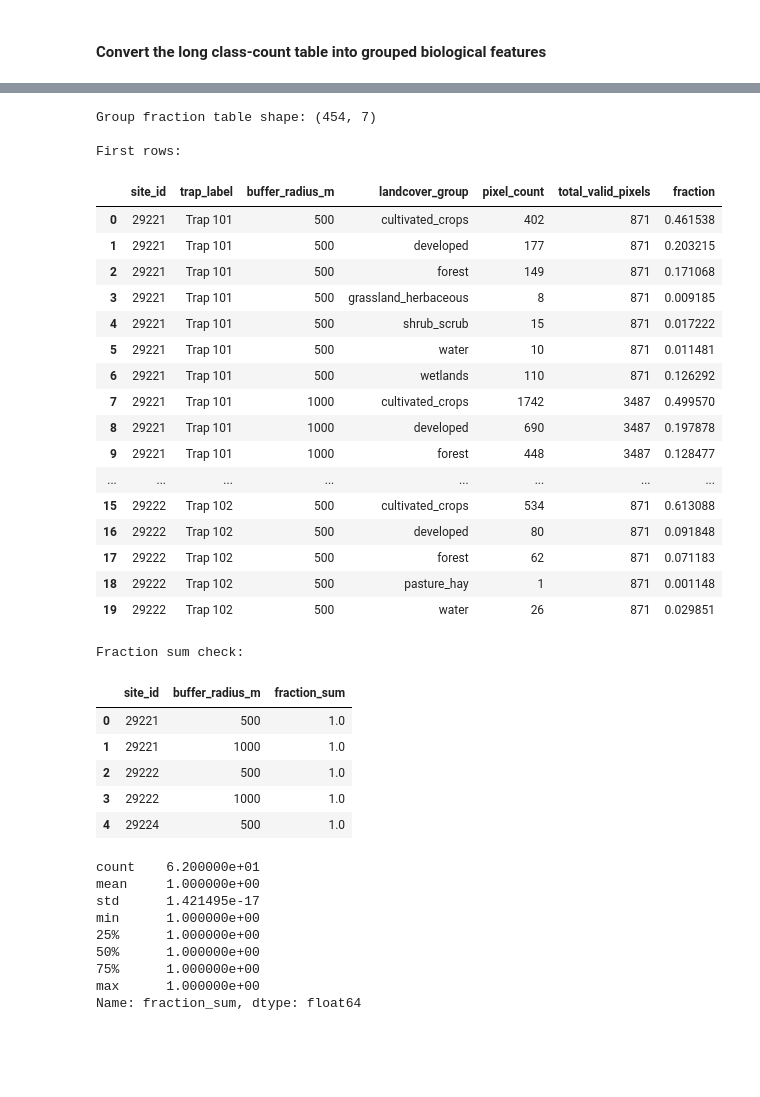
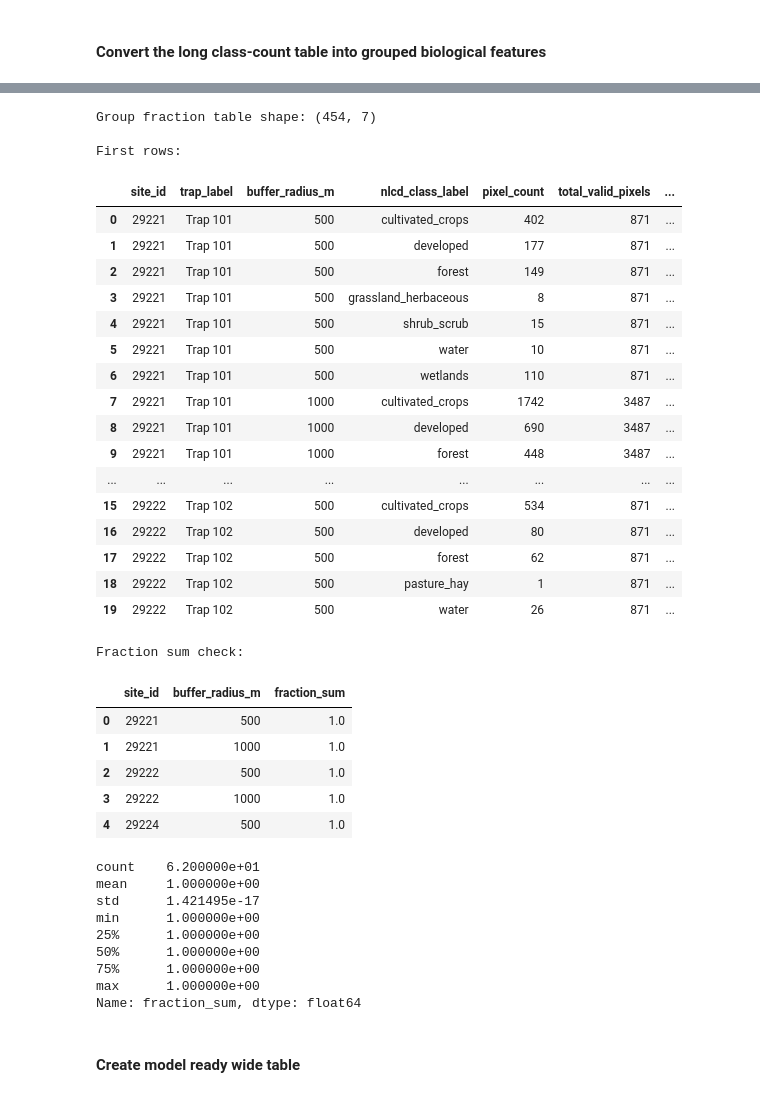
Before and after one commit to Leonidus1995/Whitefly_Risk_Intelligence, a Jupyter notebook: notebooks/02a_nlcd_landcover_features.ipynb, the cells around one changed output, grey strips where cells are left out. Drawn from its saved outputs; the diff is of its cells as text; code cells hidden in the pictures; blank space fills up the shorter version.

```diff
--- a/notebooks/02a_nlcd_landcover_features.ipynb
+++ b/notebooks/02a_nlcd_landcover_features.ipynb
@@ -580,0 +538,9 @@ def summarize_nlcd_group_fractions(labeled_counts_df):
+# %%
+# Calculate total pixel counts for each site ID x buffer
+total_counts = (
+    nlcd_counts_labeled_2025.groupby(["site_id", "trap_label", "buffer_radius_m"], as_index=False)
+    ["pixel_count"]
+    .sum()
+    .rename(columns={"pixel_count": "total_valid_pixels"})
+)
+total_counts.head()
@@ -580,0 +554,11 @@ def summarize_nlcd_group_fractions(labeled_counts_df):
+# %%
+# Calculate pixel counts for each grouped land cover class
+grouped_counts = (
+    nlcd_counts_labeled_2025.groupby(
+        ["site_id", "trap_label", "buffer_radius_m", "nlcd_class_label"],
+        as_index=False
+    )
+    ["pixel_count"]
+    .sum()
+)
+grouped_counts.head(10)
@@ -580,0 +577,8 @@ def summarize_nlcd_group_fractions(labeled_counts_df):
+# %%
+# Merge total counts to the grouped counts
+nlcd_counts_merged_2025 = grouped_counts.merge(
+    total_counts,
+    on=["site_id", "trap_label", "buffer_radius_m"],
+    how="left"
+)
+nlcd_counts_merged_2025.head(20)
@@ -580,0 +603,8 @@ def summarize_nlcd_group_fractions(labeled_counts_df):
+# %%
+nlcd_group_fractions_2025 = nlcd_counts_merged_2025.copy()
+
+nlcd_group_fractions_2025["land_cover_fraction"] = (
+    nlcd_group_fractions_2025["pixel_count"] / nlcd_group_fractions_2025["total_valid_pixels"]
+)
+
+nlcd_group_fractions_2025.head(10)
@@ -581,42 +623,40 @@ def summarize_nlcd_group_fractions(labeled_counts_df):
 # %%
-nlcd_group_fractions_2025 = summarize_nlcd_group_fractions(nlcd_counts_labeled_2025)
-
 print("Group fraction table shape:", nlcd_group_fractions_2025.shape)
 
 print("\nFirst rows:")
 display(nlcd_group_fractions_2025.head(20))
 
 print("\nFraction sum check:")
 fraction_check = (
     nlcd_group_fractions_2025
-    .groupby(["site_id", "buffer_radius_m"])["fraction"]
+    .groupby(["site_id", "buffer_radius_m"])["land_cover_fraction"]
     .sum()
     .reset_index(name="fraction_sum")
 )
 
 display(fraction_check.head())
 print(fraction_check["fraction_sum"].describe())
 # %% [output]
 Group fraction table shape: (454, 7)
 
 First rows:
-|  | site_id | trap_label | buffer_radius_m | landcover_group | pixel_count | total_valid_pixels | fraction |
-| 0 | 29221 | Trap 101 | 500 | cultivated_crops | 402 | 871 | 0.461538 |
-| 1 | 29221 | Trap 101 | 500 | developed | 177 | 871 | 0.203215 |
-| 2 | 29221 | Trap 101 | 500 | forest | 149 | 871 | 0.171068 |
-| 3 | 29221 | Trap 101 | 500 | grassland_herbaceous | 8 | 871 | 0.009185 |
-| 4 | 29221 | Trap 101 | 500 | shrub_scrub | 15 | 871 | 0.017222 |
-| 5 | 29221 | Trap 101 | 500 | water | 10 | 871 | 0.011481 |
-| 6 | 29221 | Trap 101 | 500 | wetlands | 110 | 871 | 0.126292 |
-| 7 | 29221 | Trap 101 | 1000 | cultivated_crops | 1742 | 3487 | 0.499570 |
-| 8 | 29221 | Trap 101 | 1000 | developed | 690 | 3487 | 0.197878 |
-| 9 | 29221 | Trap 101 | 1000 | forest | 448 | 3487 | 0.128477 |
+|  | site_id | trap_label | buffer_radius_m | nlcd_class_label | pixel_count | total_valid_pixels | ... |
+| 0 | 29221 | Trap 101 | 500 | cultivated_crops | 402 | 871 | ... |
+| 1 | 29221 | Trap 101 | 500 | developed | 177 | 871 | ... |
+| 2 | 29221 | Trap 101 | 500 | forest | 149 | 871 | ... |
+| 3 | 29221 | Trap 101 | 500 | grassland_herbaceous | 8 | 871 | ... |
+| 4 | 29221 | Trap 101 | 500 | shrub_scrub | 15 | 871 | ... |
+| 5 | 29221 | Trap 101 | 500 | water | 10 | 871 | ... |
+| 6 | 29221 | Trap 101 | 500 | wetlands | 110 | 871 | ... |
+| 7 | 29221 | Trap 101 | 1000 | cultivated_crops | 1742 | 3487 | ... |
+| 8 | 29221 | Trap 101 | 1000 | developed | 690 | 3487 | ... |
+| 9 | 29221 | Trap 101 | 1000 | forest | 448 | 3487 | ... |
 | ... | ... | ... | ... | ... | ... | ... | ... |
-| 15 | 29222 | Trap 102 | 500 | cultivated_crops | 534 | 871 | 0.613088 |
-| 16 | 29222 | Trap 102 | 500 | developed | 80 | 871 | 0.091848 |
-| 17 | 29222 | Trap 102 | 500 | forest | 62 | 871 | 0.071183 |
-| 18 | 29222 | Trap 102 | 500 | pasture_hay | 1 | 871 | 0.001148 |
-| 19 | 29222 | Trap 102 | 500 | water | 26 | 871 | 0.029851 |
+| 15 | 29222 | Trap 102 | 500 | cultivated_crops | 534 | 871 | ... |
+| 16 | 29222 | Trap 102 | 500 | developed | 80 | 871 | ... |
+| 17 | 29222 | Trap 102 | 500 | forest | 62 | 871 | ... |
+| 18 | 29222 | Trap 102 | 500 | pasture_hay | 1 | 871 | ... |
+| 19 | 29222 | Trap 102 | 500 | water | 26 | 871 | ... |
 Fraction sum check:
 |  | site_id | buffer_radius_m | fraction_sum |
 | 0 | 29221 | 500 | 1.0 |
@@ -633,3 +673,5 @@ min      1.000000e+00
 75%      1.000000e+00
 max      1.000000e+00
 Name: fraction_sum, dtype: float64
+# %% [markdown]
+#### Create model ready wide table
```
Also changed, not shown: parts of 41 cells of this notebook, 1 other file.
